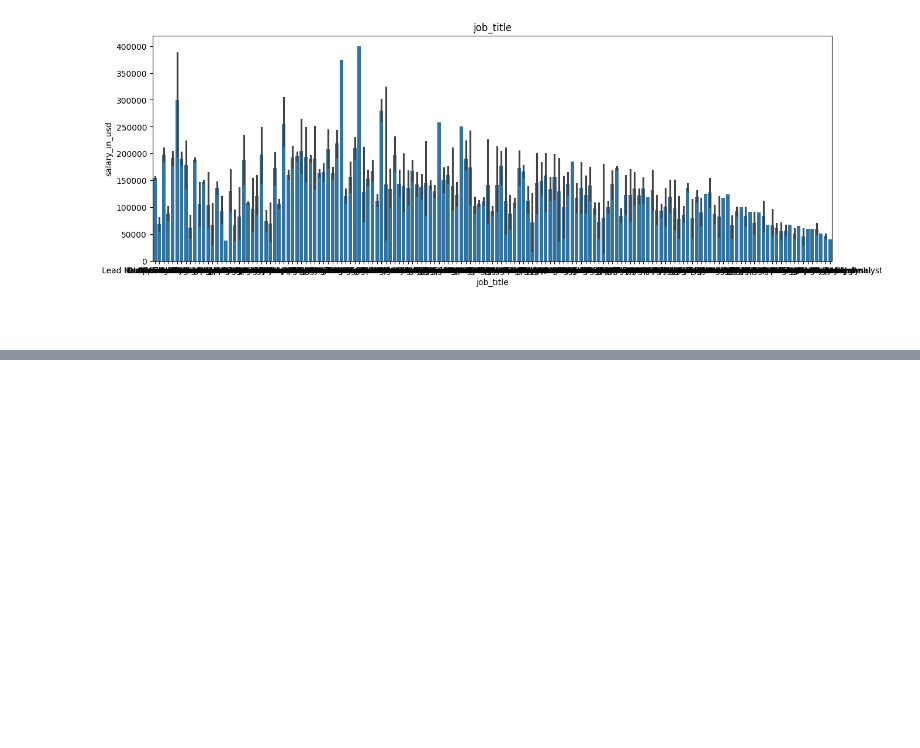
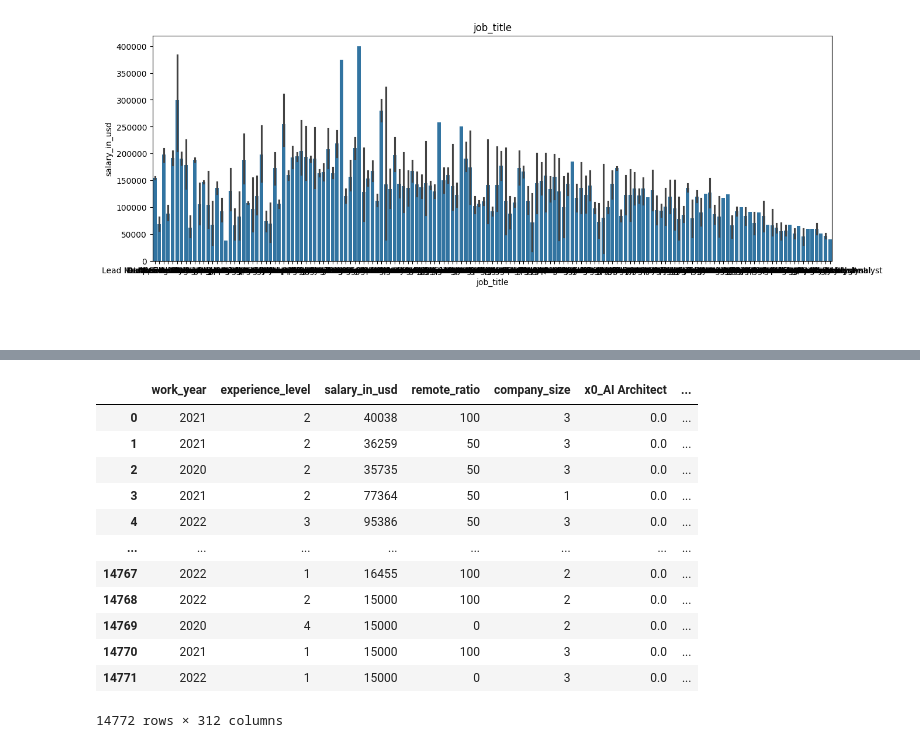
Before and after one commit to OnlySem/ITMO, a Jupyter notebook: задание_1.ipynb, the cells around one changed output, grey strips where cells are left out. Saved outputs shown, nothing was run; the diff lists cells and outputs as text; code cells hidden in the pictures; blank space fills up the shorter version.

```diff
--- a/задание_1.ipynb
+++ b/задание_1.ipynb
@@ -326,0 +308,4 @@ Text(0.5, 1.0, 'job_title')
+# %%
+ohe = OneHotEncoder()
+res_jt = ohe.fit_transform(df['job_title'].to_numpy().reshape(-1, 1))
+ohe_jt = pd.DataFrame(res_jt.toarray(), columns=ohe.get_feature_names_out())
@@ -326,0 +314,26 @@ Text(0.5, 1.0, 'job_title')
+# %%
+res_er = ohe.fit_transform(df['employee_residence'].to_numpy().reshape(-1, 1))
+ohe_er = pd.DataFrame(res_er.toarray(), columns=ohe.get_feature_names_out())
+
+res_cl = ohe.fit_transform(df['company_location'].to_numpy().reshape(-1, 1))
+ohe_cl = pd.DataFrame(res_cl.toarray(), columns=ohe.get_feature_names_out())
+# %%
+del df['job_title']
+del df['employee_residence']
+del df['company_location']
+df = pd.concat([df, ohe_jt, ohe_cl, ohe_er], axis=1)
+df
+# %% [output]
+|  | work_year | experience_level | salary_in_usd | remote_ratio | company_size | x0_AI Architect | ... |
+| 0 | 2021 | 2 | 40038 | 100 | 3 | 0.0 | ... |
+| 1 | 2021 | 2 | 36259 | 50 | 3 | 0.0 | ... |
+| 2 | 2020 | 2 | 35735 | 50 | 3 | 0.0 | ... |
+| 3 | 2021 | 2 | 77364 | 50 | 1 | 0.0 | ... |
+| 4 | 2022 | 3 | 95386 | 50 | 3 | 0.0 | ... |
+| ... | ... | ... | ... | ... | ... | ... | ... |
+| 14767 | 2022 | 1 | 16455 | 100 | 2 | 0.0 | ... |
+| 14768 | 2022 | 2 | 15000 | 100 | 2 | 0.0 | ... |
+| 14769 | 2020 | 4 | 15000 | 0 | 2 | 0.0 | ... |
+| 14770 | 2021 | 1 | 15000 | 100 | 3 | 0.0 | ... |
+| 14771 | 2022 | 1 | 15000 | 0 | 3 | 0.0 | ... |
+14772 rows × 312 columns
```
Also changed, not shown: parts of 21 cells of this notebook.
